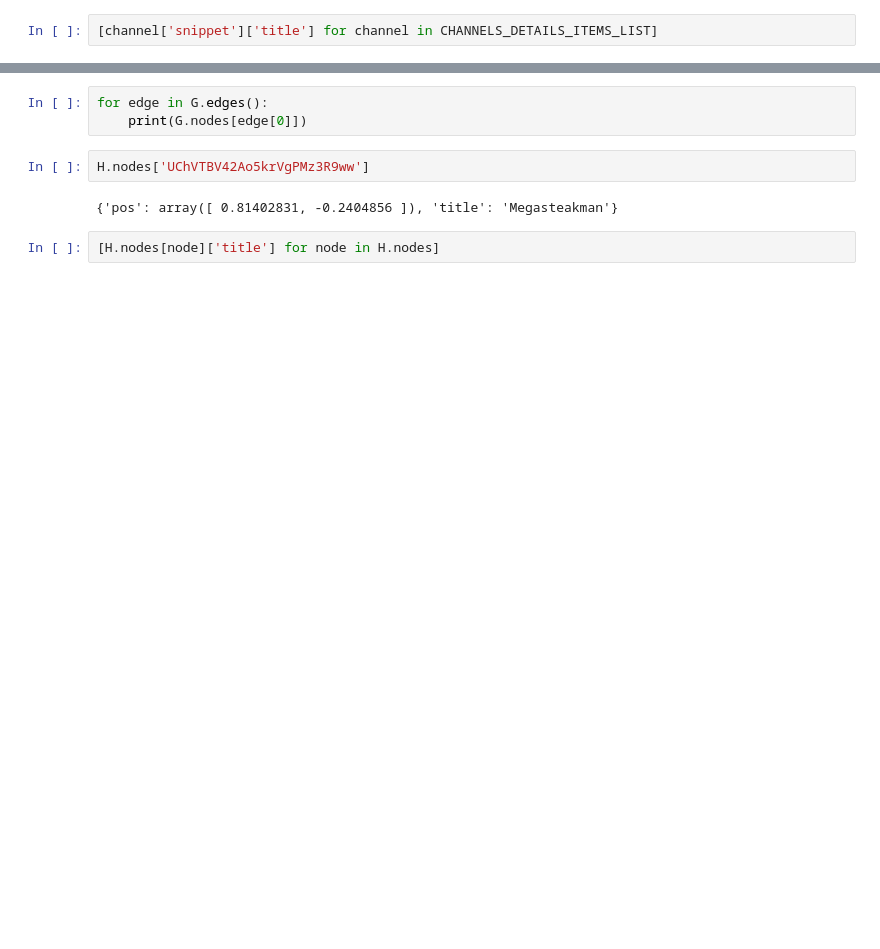
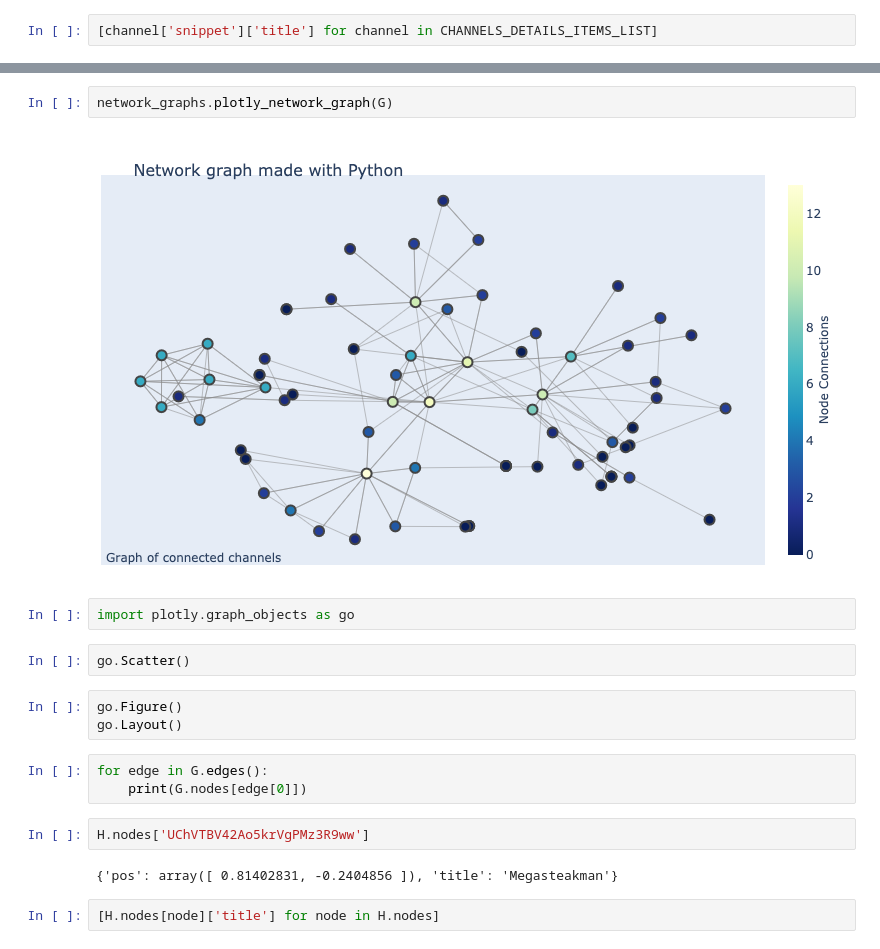
Before and after one commit to DanOvad/youtube-channel-analysis, a Jupyter notebook: youtube_data.ipynb, the cells around one changed output, grey strips where cells are left out. Saved outputs shown, nothing was run; the diff lists cells and outputs as text; blank space fills up the shorter version.

```diff
--- a/youtube_data.ipynb
+++ b/youtube_data.ipynb
@@ -77,3 +107,14 @@ CHANNEL_NAMES = {channel['id']:channel['snippet']['title'] \
+# %%
+network_graphs.plotly_network_graph(G)
+# %% [output]
+[figure, added]
+# %%
+import plotly.graph_objects as go
+# %%
+go.Scatter()
+# %%
+go.Figure()
+go.Layout()
 # %%
 for edge in G.edges():
     print(G.nodes[edge[0]])
```
Also changed, not shown: parts of 26 cells of this notebook, 2 other files.
